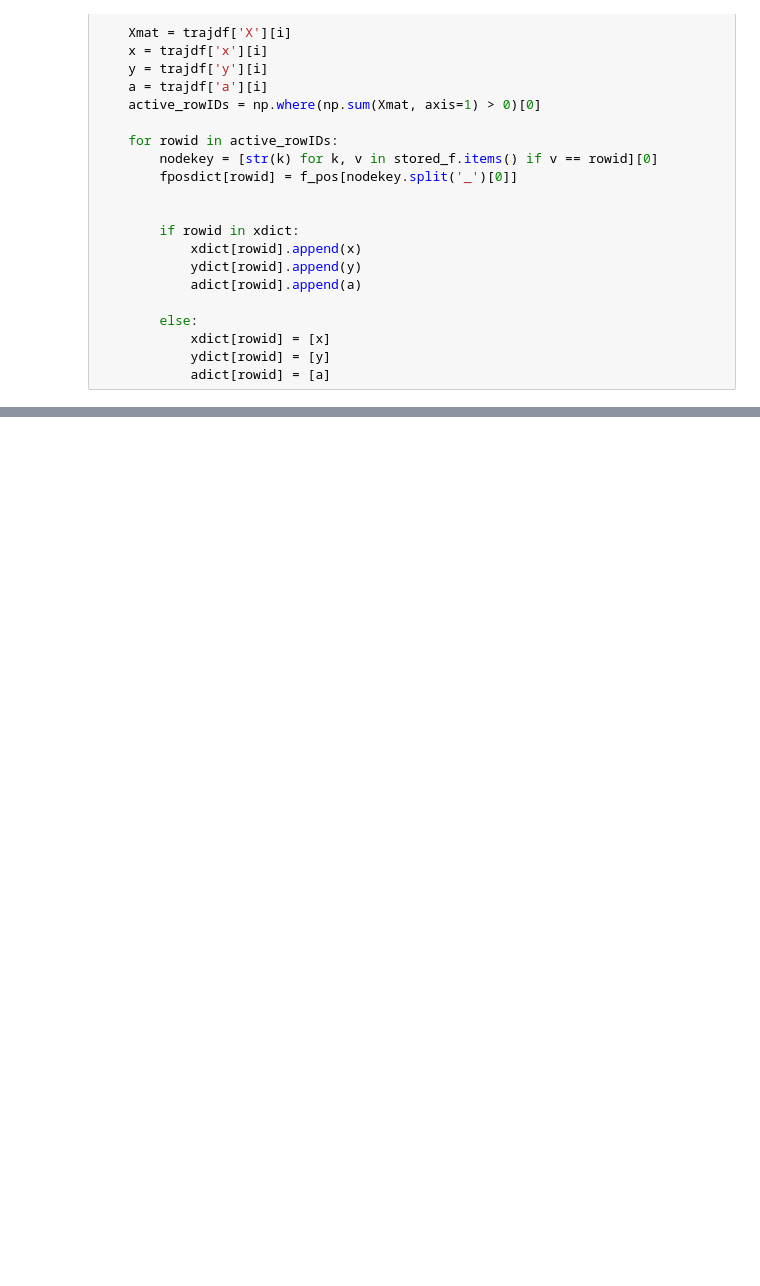
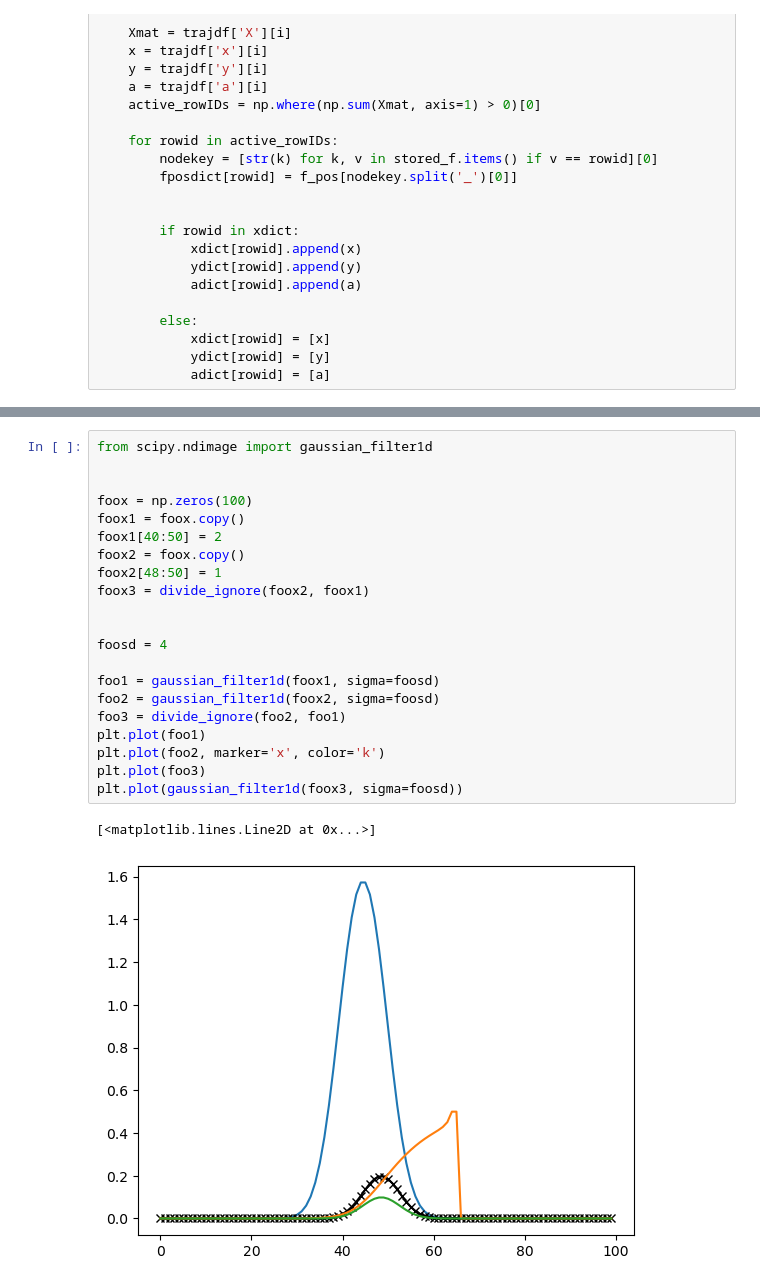
Before and after one commit to yyhhoi/HippoSLAM, a Jupyter notebook: controllers/hipposlam/bayesian_decoder.ipynb, the cells around one changed output, grey strips where cells are left out. Saved outputs shown, nothing was run; the diff lists cells and outputs as text; blank space fills up the shorter version.

```diff
--- a/controllers/hipposlam/bayesian_decoder.ipynb
+++ b/controllers/hipposlam/bayesian_decoder.ipynb
@@ -133,0 +158,24 @@ for i in range(trajdf.shape[0]):
+# %%
+from scipy.ndimage import gaussian_filter1d
+
+
+foox = np.zeros(100)
+foox1 = foox.copy()
+foox1[40:50] = 2
+foox2 = foox.copy()
+foox2[48:50] = 1
+foox3 = divide_ignore(foox2, foox1)
+
+
+foosd = 4
+
+foo1 = gaussian_filter1d(foox1, sigma=foosd)
+foo2 = gaussian_filter1d(foox2, sigma=foosd)
+foo3 = divide_ignore(foo2, foo1)
+plt.plot(foo1)
+plt.plot(foo2, marker='x', color='k')
+plt.plot(foo3)
+plt.plot(gaussian_filter1d(foox3, sigma=foosd))
+# %% [output]
+[<matplotlib.lines.Line2D at 0x...>]
+[figure, added]
```
Also changed, not shown: parts of 8 cells of this notebook, 2 other files.
